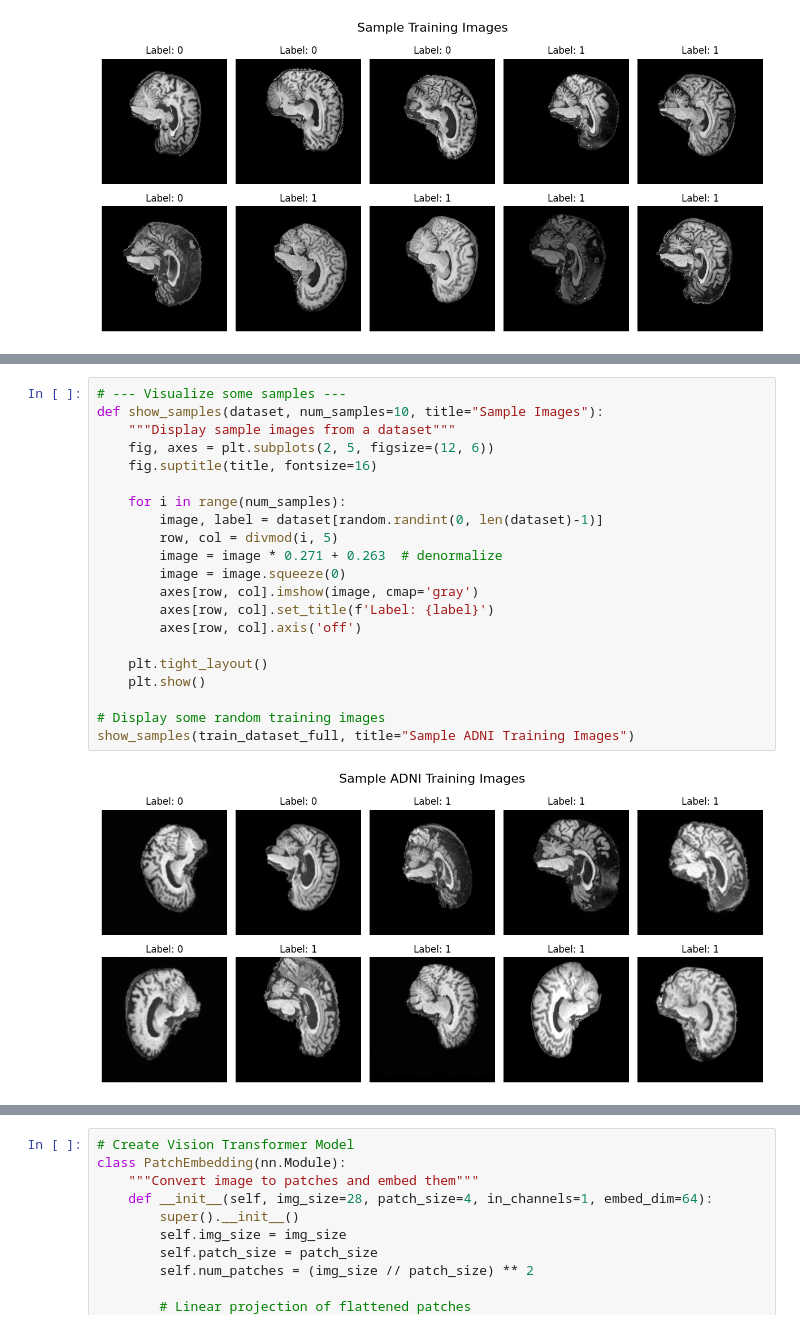
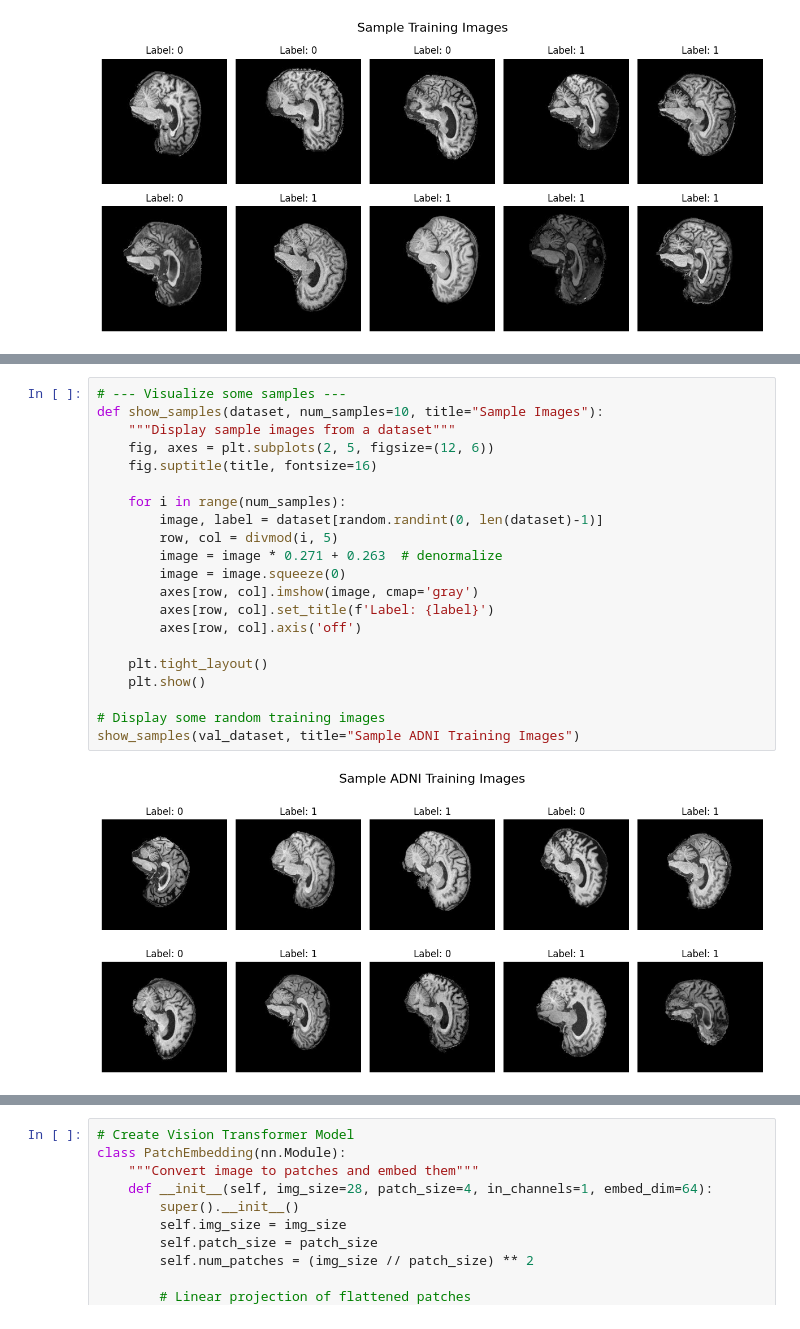
Before and after one commit to s4742629/PatternAnalysis-2025, a Jupyter notebook: recognition/s4742629_ADNI_ConvNeXt_GFNet/GFNet_Transformer.ipynb, the cells around one changed output, grey strips where cells are left out. Drawn from its saved outputs; the diff is of its cells as text.

```diff
--- a/recognition/s4742629_ADNI_ConvNeXt_GFNet/GFNet_Transformer.ipynb
+++ b/recognition/s4742629_ADNI_ConvNeXt_GFNet/GFNet_Transformer.ipynb
@@ -260,26 +357,26 @@ Test batches: 71
 # %%
 # --- Visualize some samples ---
 def show_samples(dataset, num_samples=10, title="Sample Images"):
     """Display sample images from a dataset"""
     fig, axes = plt.subplots(2, 5, figsize=(12, 6))
     fig.suptitle(title, fontsize=16)
 
     for i in range(num_samples):
         image, label = dataset[random.randint(0, len(dataset)-1)]
         row, col = divmod(i, 5)
         image = image * 0.271 + 0.263  # denormalize
         image = image.squeeze(0)
         axes[row, col].imshow(image, cmap='gray')
         axes[row, col].set_title(f'Label: {label}')
         axes[row, col].axis('off')
 
     plt.tight_layout()
     plt.show()
 
 # Display some random training images
-show_samples(train_dataset_full, title="Sample ADNI Training Images")
+show_samples(val_dataset, title="Sample ADNI Training Images")
 # %% [output]
-[figure, old version]
+[figure, new version]
 # %%
 from collections import Counter
 import numpy as np
```
Also changed, not shown: parts of 10 cells of this notebook.
